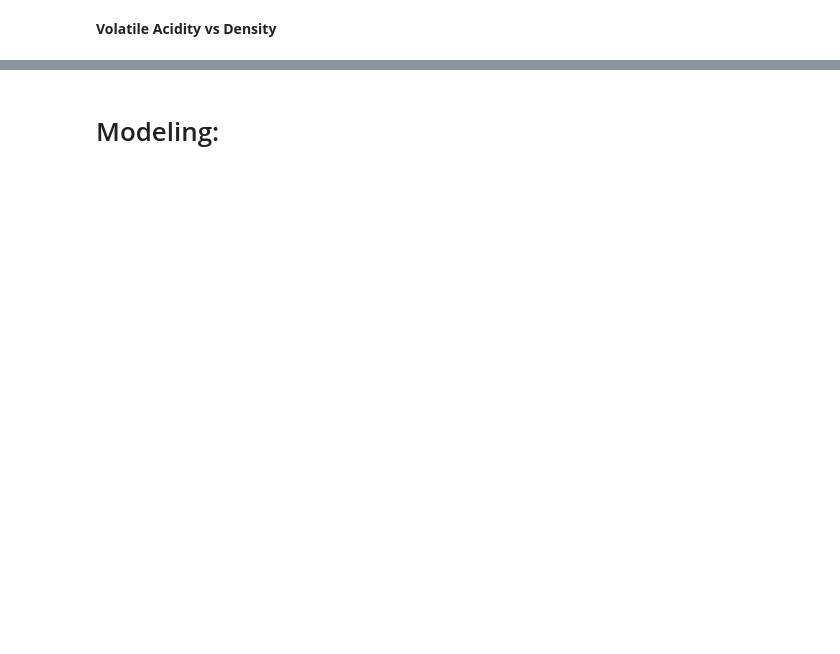
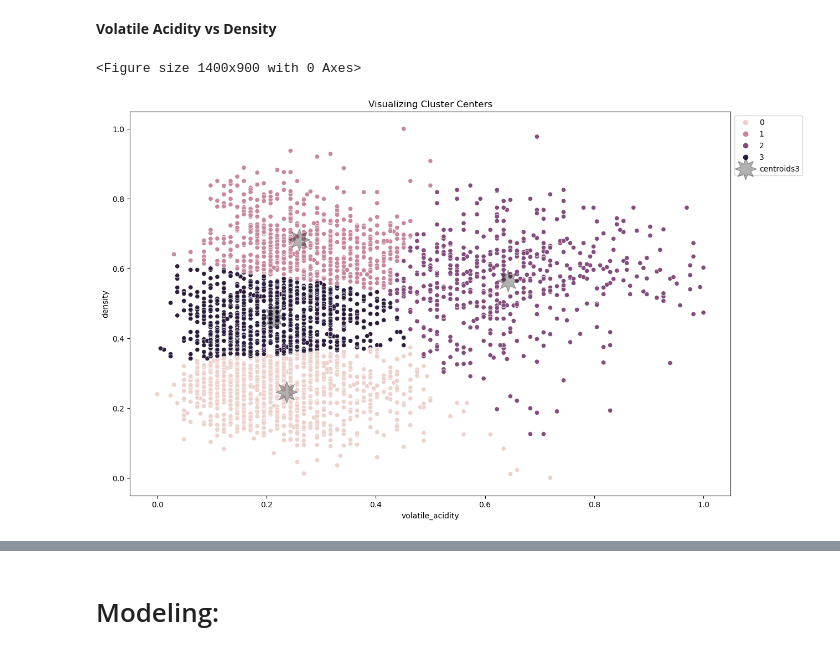
Before and after one commit to Wine-Clustering-Group-B/Clustering-Project, a Jupyter notebook: Final_Notebook.ipynb, the cells around one changed output, grey strips where cells are left out. Cells and saved outputs as stored; diff of their text form; code cells hidden in the pictures; blank space fills up the shorter version.

```diff
--- a/Final_Notebook.ipynb
+++ b/Final_Notebook.ipynb
@@ -277,5 +287,7 @@ sulphates_and_alcohol_clusters(train)
 # %% [markdown]
 <b>Volatile Acidity vs Density
 # %%
-from wrangle import volatile_acidity_density_clusters
-volatile_acidity_density_clusters(train)
+wr.volatile_acidity_density_clusters(train, validate, test)
+# %% [output]
+<Figure size 1400x900 with 0 Axes>
+[figure, added]
```
Also changed, not shown: parts of 10 cells of this notebook, 1 other file.
